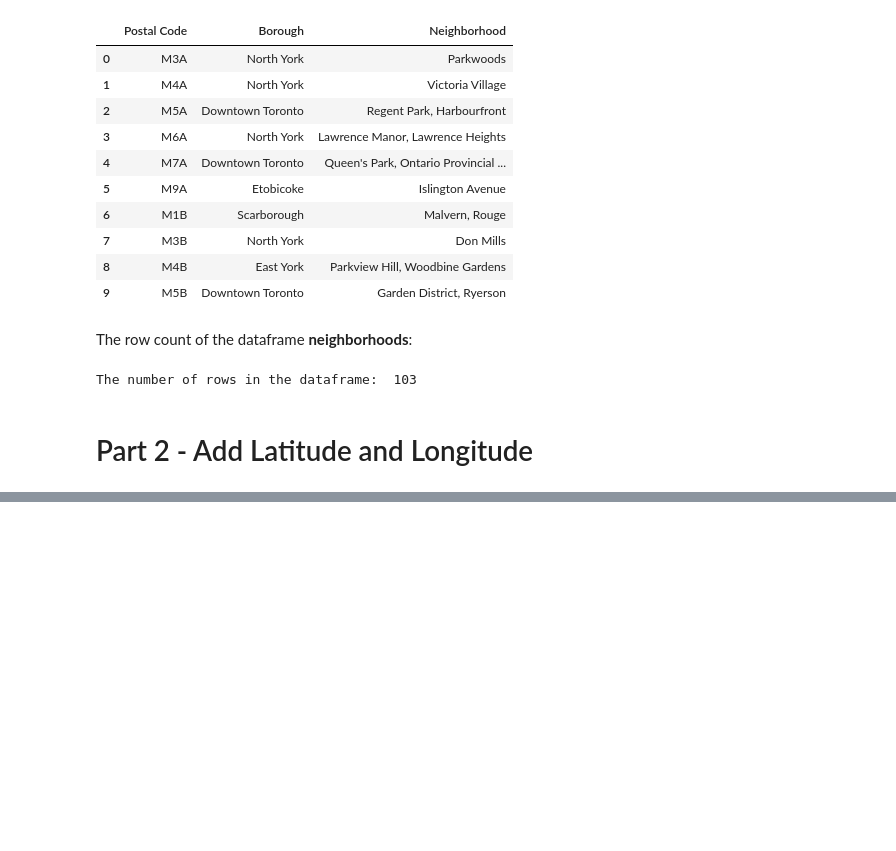
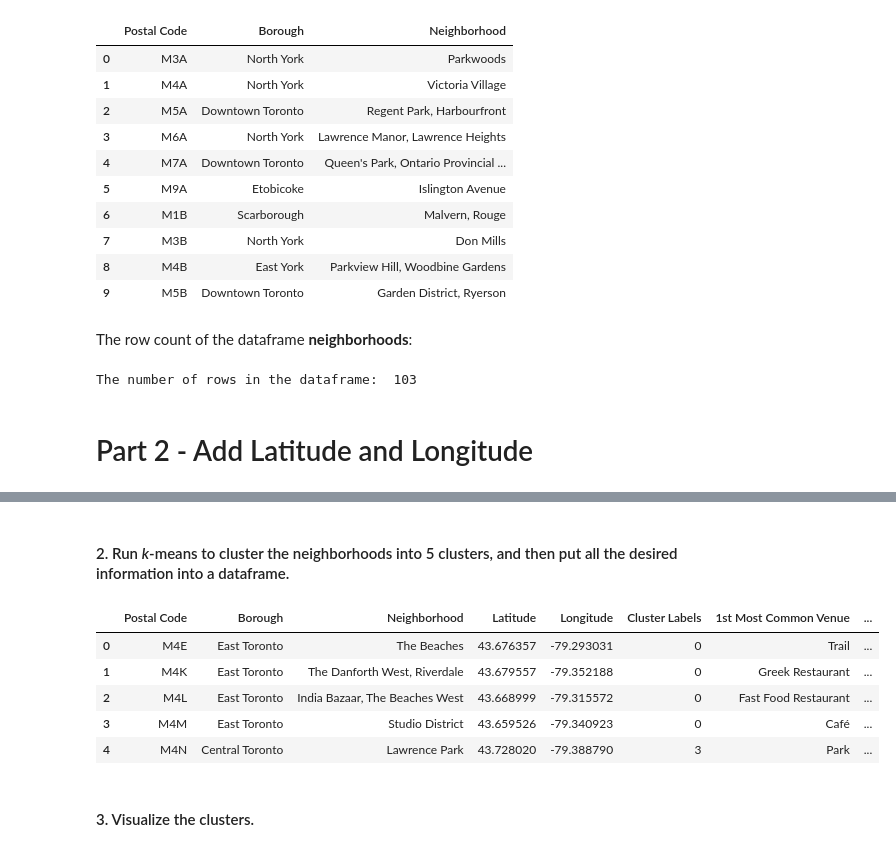
Before and after one commit to kevin800721/Coursera_Capstone, a Jupyter notebook: Segmenting and Clustering Neighborhoods in Toronto.ipynb, the cells around one changed output, grey strips where cells are left out. Drawn from its saved outputs; the diff is of its cells as text; code cells hidden in the pictures; blank space fills up the shorter version.

```diff
--- a/Segmenting and Clustering Neighborhoods in Toronto.ipynb
+++ b/Segmenting and Clustering Neighborhoods in Toronto.ipynb
@@ -71,0 +93,3 @@ The number of rows in the dataframe:  103
+# %%
+neighborhoods[['Postal Code1', 'Latitude', 'Longitude']] = latlon[latlon.columns.tolist()]
+neighborhoods.head()
@@ -71,0 +274,28 @@ The number of rows in the dataframe:  103
+# %% [markdown]
+#### 2. Run *k*-means to cluster the neighborhoods into 5 clusters, and then put all the desired information into a dataframe.
+# %%
+# set number of clusters
+kclusters = 5
+
+tor_grouped_clustering = tor_grouped.drop('Neighborhood', 1)
+
+# run k-means clustering
+kmeans = KMeans(n_clusters=kclusters, random_state=0).fit(tor_grouped_clustering)
+
+
+# add clustering labels
+neighborhoods_venues_sorted.insert(0, 'Cluster Labels', kmeans.labels_)
+
+tor_merged = nb_tor
+tor_merged = tor_merged.join(neighborhoods_venues_sorted.set_index('Neighborhood'), on='Neighborhood')
+
+tor_merged.head()
+# %% [output]
+|  | Postal Code | Borough | Neighborhood | Latitude | Longitude | Cluster Labels | 1st Most Common Venue | ... |
+| 0 | M4E | East Toronto | The Beaches | 43.676357 | -79.293031 | 0 | Trail | ... |
+| 1 | M4K | East Toronto | The Danforth West, Riverdale | 43.679557 | -79.352188 | 0 | Greek Restaurant | ... |
+| 2 | M4L | East Toronto | India Bazaar, The Beaches West | 43.668999 | -79.315572 | 0 | Fast Food Restaurant | ... |
+| 3 | M4M | East Toronto | Studio District | 43.659526 | -79.340923 | 0 | Café | ... |
+| 4 | M4N | Central Toronto | Lawrence Park | 43.728020 | -79.388790 | 3 | Park | ... |
+# %% [markdown]
+#### 3. Visualize the clusters.
```
Also changed, not shown: parts of 35 cells of this notebook.
